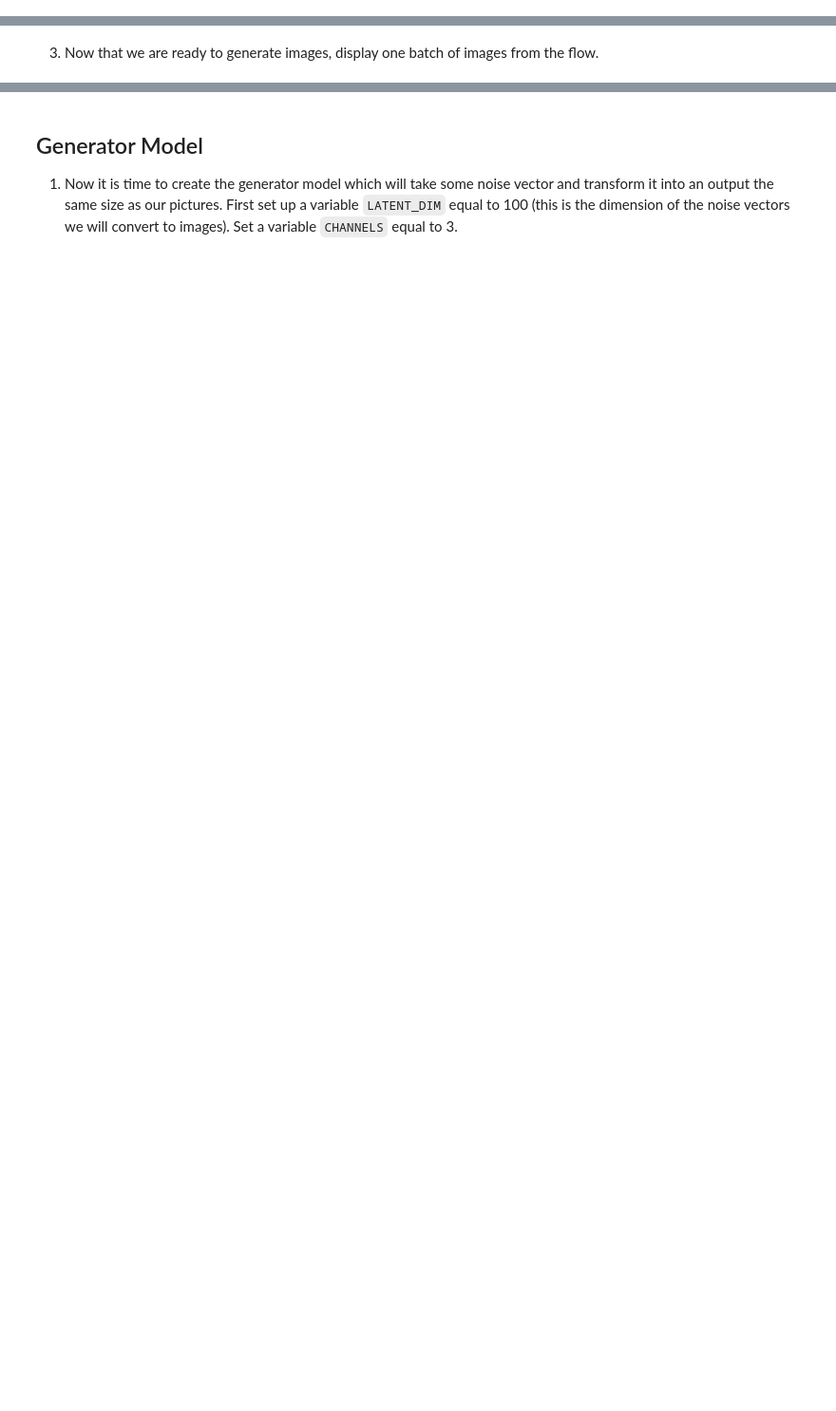
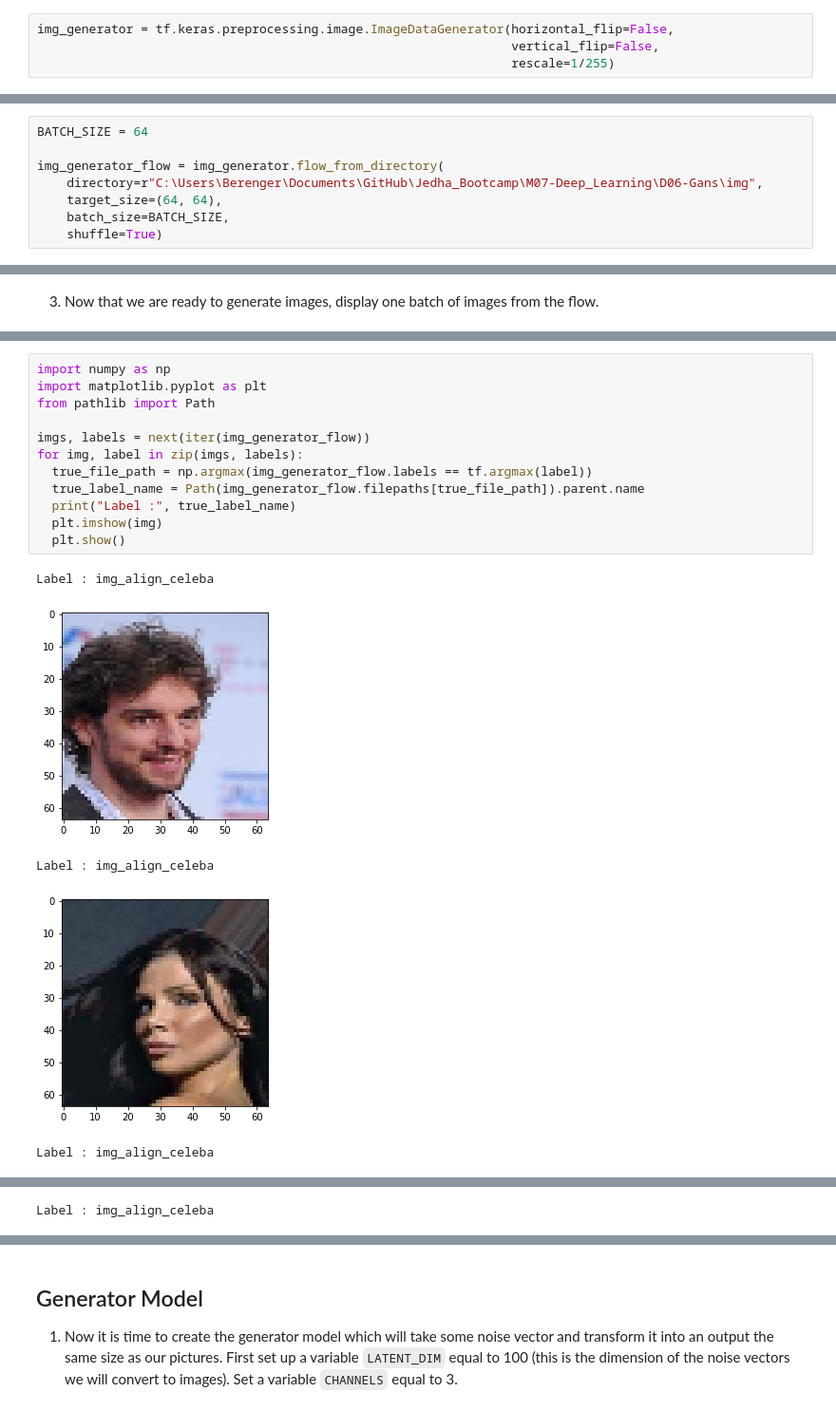
Before and after one commit to BerengerQueune/Jedha_Bootcamp, a Jupyter notebook: M07-Deep_Learning/D06-Gans/ex-01-Gans_faces.ipynb, the cells around one changed output, grey strips where cells are left out. Shown at 95% size. Saved outputs shown, nothing was run; the diff lists cells and outputs as text; blank space fills up the shorter version.

```diff
--- a/M07-Deep_Learning/D06-Gans/ex-01-Gans_faces.ipynb
+++ b/M07-Deep_Learning/D06-Gans/ex-01-Gans_faces.ipynb
@@ -38,5 +38,9 @@ Downloading data from https://full-stack-bigdata-datasets.s3.eu-west-3.amazonaws
 ## Data Preprocessing
 
 1. Create an instance of `ImageDataGenerator` with no transformation other than a rescaling. (Make sure you rescale the images so that the values of the pixel range from 0 to 1)
+# %%
+img_generator = tf.keras.preprocessing.image.ImageDataGenerator(horizontal_flip=False,
+                                                                vertical_flip=False,
+                                                                rescale=1/255)
 # %% [markdown]
 2. Set a variable named `BATCH_SIZE` to 64 and create an `img_generator_flow` object using the `.flow_from_directory` method. The traget size we are working with here is 64 by 64.
@@ -45,0 +47,8 @@ Found 202599 images belonging to 1 classes.
+# %%
+BATCH_SIZE = 64
+
+img_generator_flow = img_generator.flow_from_directory(
+    directory=r"C:\Users\Berenger\Documents\GitHub\Jedha_Bootcamp\M07-Deep_Learning\D06-Gans\img",
+    target_size=(64, 64),
+    batch_size=BATCH_SIZE,
+    shuffle=True)
@@ -62,0 +59,18 @@ Label : img_align_celeba
+# %%
+import numpy as np
+import matplotlib.pyplot as plt
+from pathlib import Path
+
+imgs, labels = next(iter(img_generator_flow))
+for img, label in zip(imgs, labels):
+  true_file_path = np.argmax(img_generator_flow.labels == tf.argmax(label))
+  true_label_name = Path(img_generator_flow.filepaths[true_file_path]).parent.name
+  print("Label :", true_label_name)
+  plt.imshow(img)
+  plt.show()
+# %% [output]
+Label : img_align_celeba
+[figure, added]
+Label : img_align_celeba
+[figure, added]
+Label : img_align_celeba
@@ -62,0 +78 @@ Label : img_align_celeba
+Label : img_align_celeba
```
Also changed, not shown: parts of 19 cells of this notebook, 7 other files.
